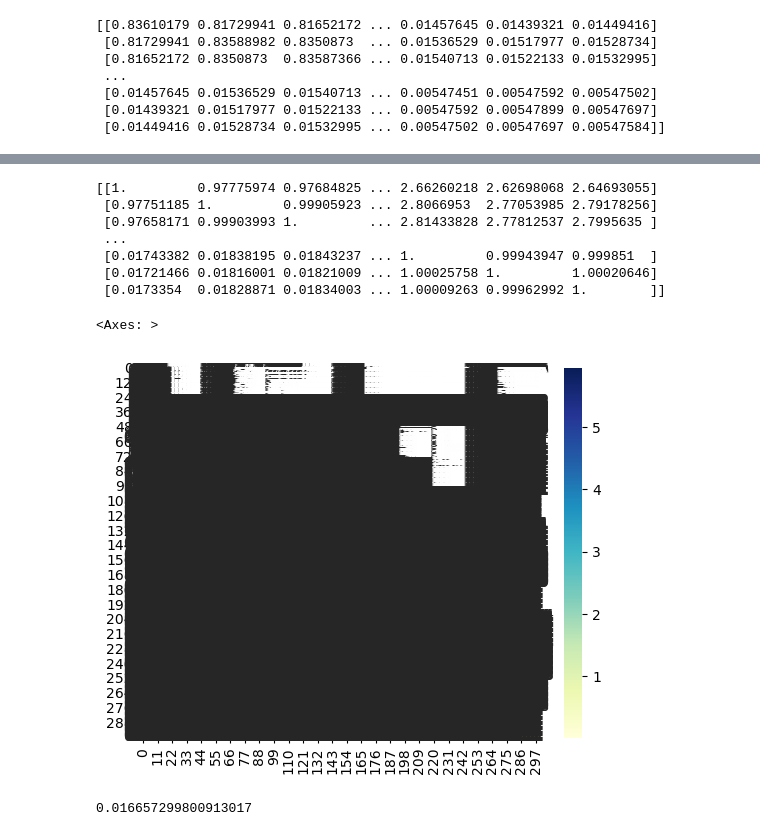
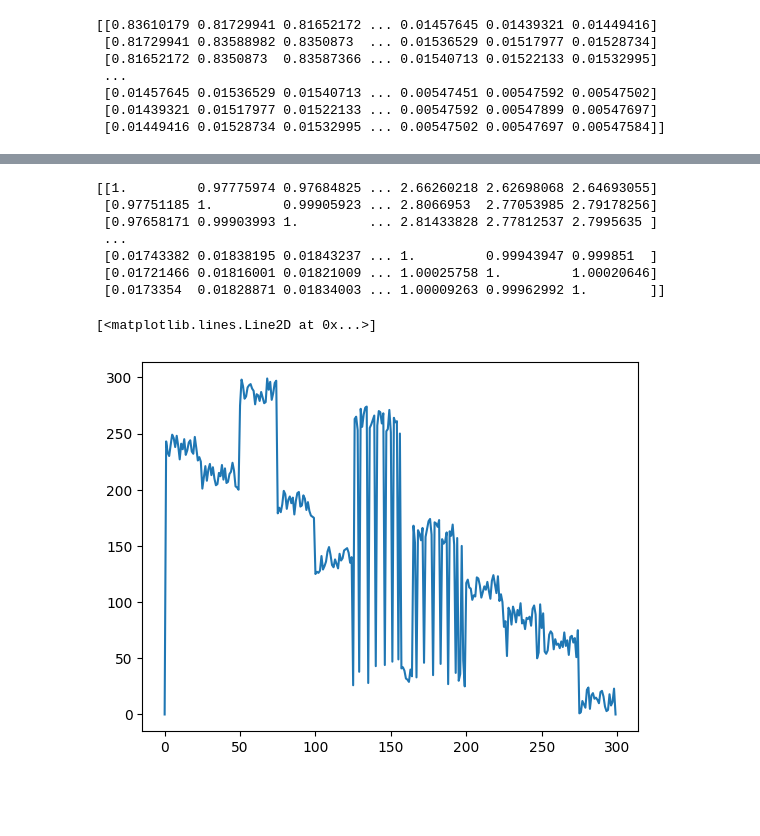
Before and after one commit to laubachb/chimes_CGD-myLLFork, a Jupyter notebook: dissimilarity_clustering/tsr_max_ent_test.ipynb, the cells around one changed output, grey strips where cells are left out. Drawn from its saved outputs; the diff is of its cells as text; code cells hidden in the pictures; blank space fills up the shorter version.

Commit message:
Fixed pij matrix issues

```diff
--- a/dissimilarity_clustering/tsr_max_ent_test.ipynb
+++ b/dissimilarity_clustering/tsr_max_ent_test.ipynb
@@ -201,13 +157,14 @@ array([0.83610179, 0.83588982, 0.83587366, 0.83488505, 0.83494041,
 # %%
 # Create a new matrix to store the results
-new_matrix = np.empty_like(pij_matrix, dtype=float)
+normal_pij = np.empty_like(pij_matrix, dtype=float)
+
+# Step 1: Calculate the diagonal elements
+diagonal_elements = np.diag(pij_matrix)
 
 for idx, column in enumerate(pij_matrix.T):
-    new_matrix[:, idx] = column / diagonal_elements[idx]
+    normal_pij[:, idx] = column / diagonal_elements[idx]
 
-print(new_matrix)
-
-sns.heatmap(new_matrix, cmap="YlGnBu")
+print(normal_pij)
 # %% [output]
 [[1.         0.97775974 0.97684825 ... 2.66260218 2.62698068 2.64693055]
  [0.97751185 1.         0.99905923 ... 2.8066953  2.77053985 2.79178256]
@@ -216,10 +173,56 @@ sns.heatmap(new_matrix, cmap="YlGnBu")
  [0.01743382 0.01838195 0.01843237 ... 1.         0.99943947 0.999851  ]
  [0.01721466 0.01816001 0.01821009 ... 1.00025758 1.         1.00020646]
  [0.0173354  0.01828871 0.01834003 ... 1.00009263 0.99962992 1.        ]]
-<Axes: >
-[figure, removed]
-# %%
-np.max(new_matrix)
-np.min(new_matrix)
-# %% [output]
-0.016657299800913017
+# %%
+def calculate_min_pij(frame_pij_matrix):
+
+    if frame_pij_matrix.ndim == 1:
+        frame_pij_matrix = frame_pij_matrix.reshape(1, -1)  # Reshape into a single row
+        min_index = np.argmin(first_column)
+    else:
+
+        # Sum each row
+        row_sums = np.sum(frame_pij_matrix, axis=1)
+
+        # Find the index of the row with the minimum sum
+        min_index = np.argmin(row_sums)
+
+    # Add row
+    #print(min_index)
+
+    return min_index
+
+def update_datasets(training_frames, available_frames, pij_matrix_copy, training_pij, min_index):
+
+    pij_matrix_copy[min_index, :] = np.inf
+    column_n = pij_matrix_copy[:, min_index-1:min_index]
+    training_pij = np.hstack((training_pij, column_n))
+
+    row_to_append = available_frames.loc[min_index]
+    training_frames = pd.concat([training_frames, row_to_append], axis=1, join="inner")
+
+    return training_frames, available_frames, pij_matrix_copy, training_pij
+
+
+starting_frame = 0
+training_set = pd.DataFrame()
+training_set = pd.concat([training_set, df_fingerprints.iloc[starting_frame]])
+pij_matrix_copy = copy.copy(pij_matrix)
+
+# Modify Pij matrix
+pij_matrix_copy[starting_frame, :] = np.inf
+training_pij_copy = copy.copy(pij_matrix_copy[:, :1])
+
+# Extract the first column
+first_column = pij_matrix_copy[:, starting_frame]
+min_index = calculate_min_pij(first_column)
+
+frame_list = [0]
+for i in range(299):
+    training_set, df_fingerprints, pij_matrix_copy, training_pij_copy = update_datasets(training_set, df_fingerprints, pij_matrix_copy, training_pij_copy, min_index)
+    min_index = calculate_min_pij(training_pij_copy)
+    frame_list.append(min_index)
+plt.plot(frame_list)
+# %% [output]
+[<matplotlib.lines.Line2D at 0x...>]
+[figure, added]
```
Also changed, not shown: parts of 5 cells of this notebook.
